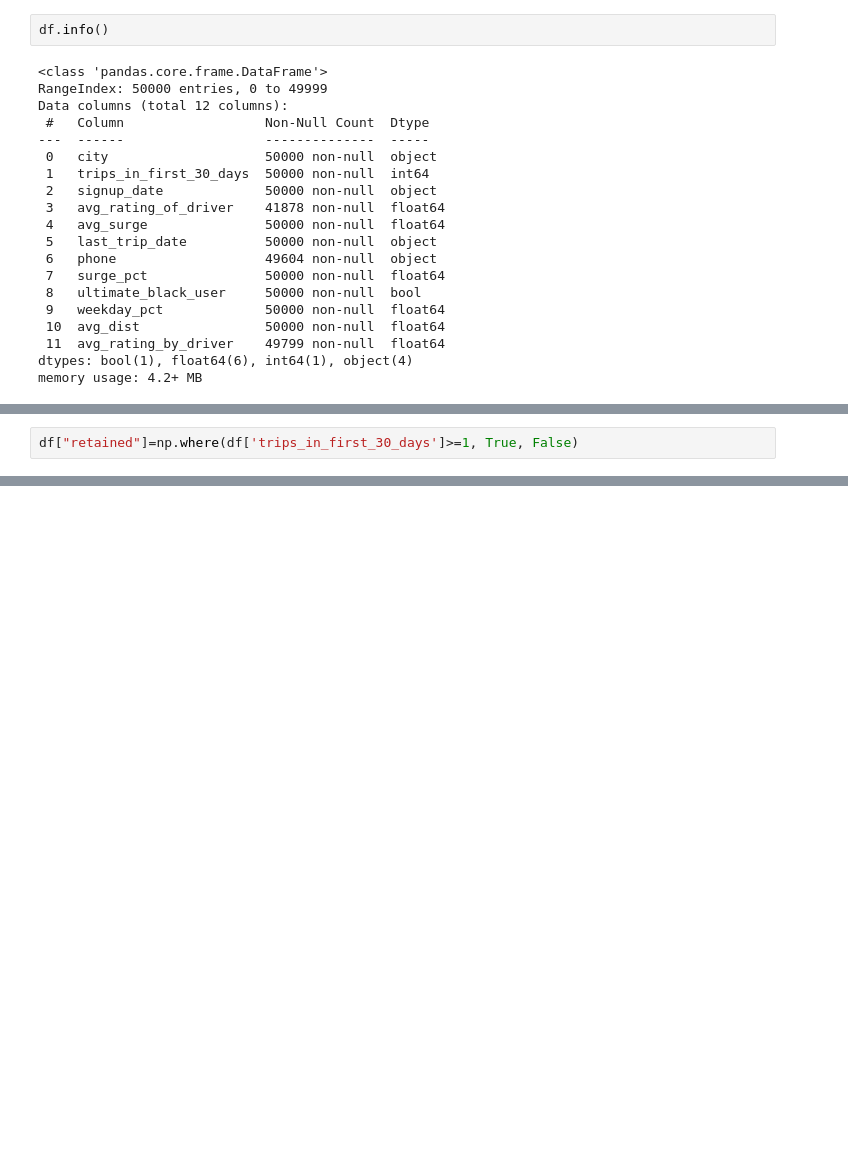
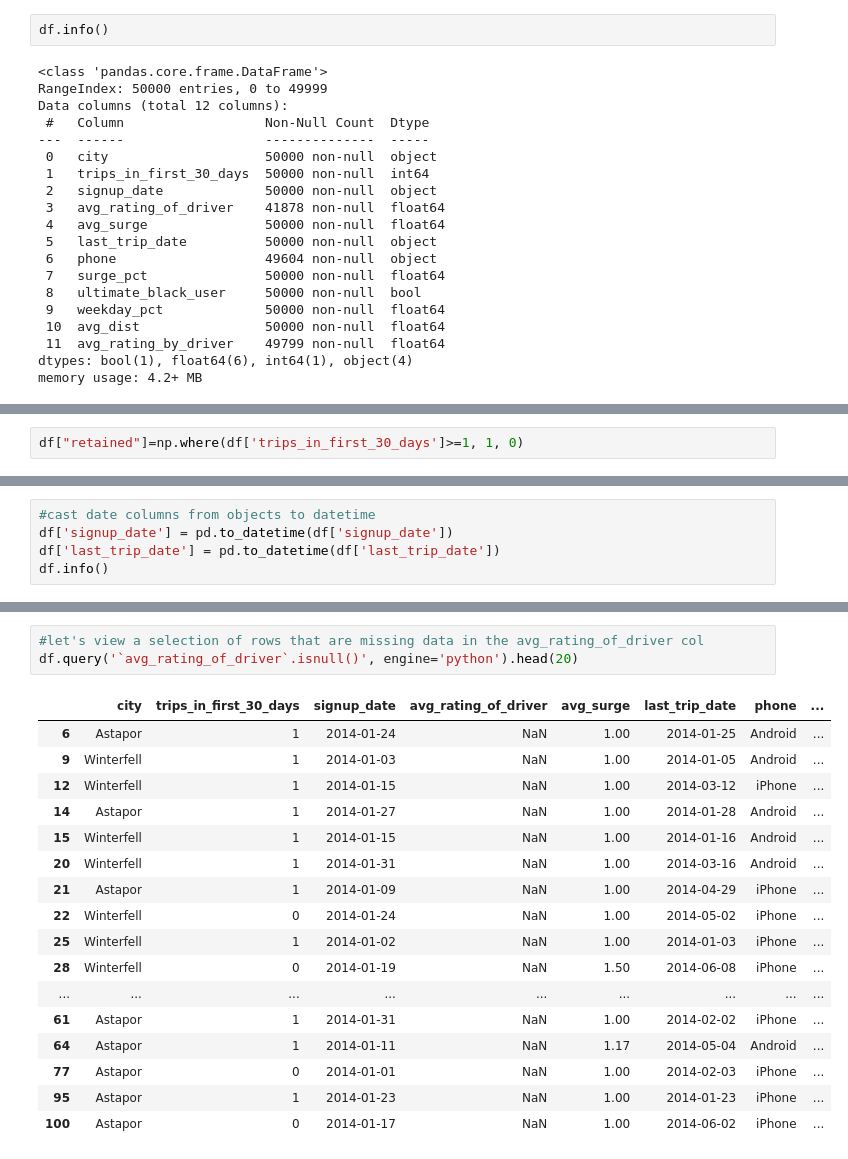
Before and after one commit to ehardwick2/Take-Home_Challenges, a Jupyter notebook: Part3_EDA_and_Predictive-Modeling.ipynb, the cells around one changed output, grey strips where cells are left out. Cells and saved outputs as stored; diff of their text form; blank space fills up the shorter version.

```diff
--- a/Part3_EDA_and_Predictive-Modeling.ipynb
+++ b/Part3_EDA_and_Predictive-Modeling.ipynb
@@ -58,5 +58,5 @@ There is some cleaning to do: I need to cast signup_date and last_trip_date to d
 # %%
-df["retained"]=np.where(df['trips_in_first_30_days']>=1, True, False)
+df["retained"]=np.where(df['trips_in_first_30_days']>=1, 1, 0)
 # %%
 df.head()
 # %% [output]
@@ -78,3 +82,8 @@ pct = 34610/(34610+15390)*100
 print(f"Percent users retained: {pct}%")
 # %% [output]
 Percent users retained: 69.22%
+# %%
+#cast date columns from objects to datetime
+df['signup_date'] = pd.to_datetime(df['signup_date'])
+df['last_trip_date'] = pd.to_datetime(df['last_trip_date'])
+df.info()
@@ -80,0 +113,21 @@ Percent users retained: 69.22%
+# %%
+#let's view a selection of rows that are missing data in the avg_rating_of_driver col
+df.query('`avg_rating_of_driver`.isnull()', engine='python').head(20)
+# %% [output]
+|  | city | trips_in_first_30_days | signup_date | avg_rating_of_driver | avg_surge | last_trip_date | phone | ... |
+| 6 | Astapor | 1 | 2014-01-24 | NaN | 1.00 | 2014-01-25 | Android | ... |
+| 9 | Winterfell | 1 | 2014-01-03 | NaN | 1.00 | 2014-01-05 | Android | ... |
+| 12 | Winterfell | 1 | 2014-01-15 | NaN | 1.00 | 2014-03-12 | iPhone | ... |
+| 14 | Astapor | 1 | 2014-01-27 | NaN | 1.00 | 2014-01-28 | Android | ... |
+| 15 | Winterfell | 1 | 2014-01-15 | NaN | 1.00 | 2014-01-16 | Android | ... |
+| 20 | Winterfell | 1 | 2014-01-31 | NaN | 1.00 | 2014-03-16 | Android | ... |
+| 21 | Astapor | 1 | 2014-01-09 | NaN | 1.00 | 2014-04-29 | iPhone | ... |
+| 22 | Winterfell | 0 | 2014-01-24 | NaN | 1.00 | 2014-05-02 | iPhone | ... |
+| 25 | Winterfell | 1 | 2014-01-02 | NaN | 1.00 | 2014-01-03 | iPhone | ... |
+| 28 | Winterfell | 0 | 2014-01-19 | NaN | 1.50 | 2014-06-08 | iPhone | ... |
+| ... | ... | ... | ... | ... | ... | ... | ... | ... |
+| 61 | Astapor | 1 | 2014-01-31 | NaN | 1.00 | 2014-02-02 | iPhone | ... |
+| 64 | Astapor | 1 | 2014-01-11 | NaN | 1.17 | 2014-05-04 | Android | ... |
+| 77 | Astapor | 0 | 2014-01-01 | NaN | 1.00 | 2014-02-03 | iPhone | ... |
+| 95 | Astapor | 1 | 2014-01-23 | NaN | 1.00 | 2014-01-23 | iPhone | ... |
+| 100 | Astapor | 0 | 2014-01-17 | NaN | 1.00 | 2014-06-02 | iPhone | ... |
```
Also changed, not shown: parts of 16 cells of this notebook.
